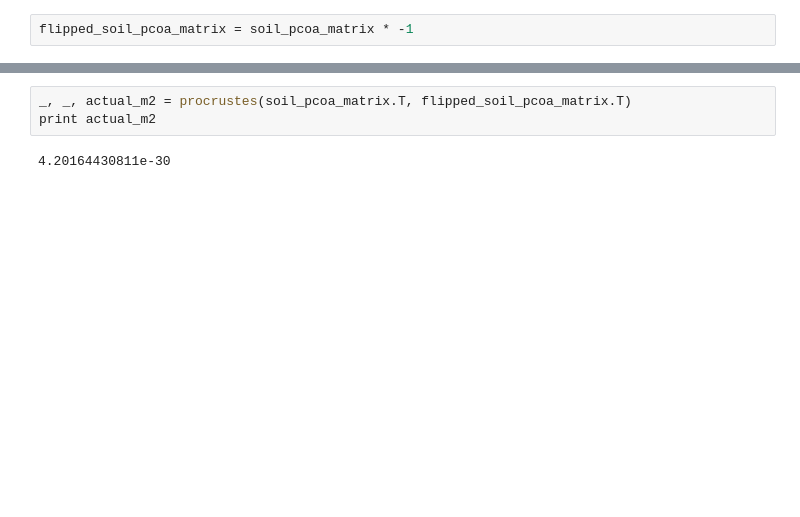
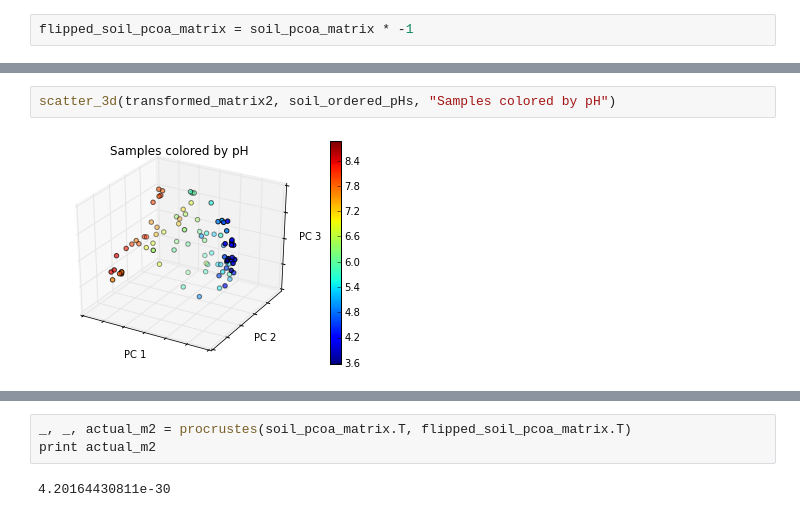
Before and after one commit to applied-bioinformatics/An-Introduction-To-Applied-Bioinformatics, a Jupyter notebook: applications/1-biological-diversity.ipynb, the cells around one changed output, grey strips where cells are left out. Cells and saved outputs as stored; diff of their text form; blank space fills up the shorter version.

```diff
--- a/applications/1-biological-diversity.ipynb
+++ b/applications/1-biological-diversity.ipynb
@@ -1174,0 +1163,4 @@ Next, we might want to quantify the similarity of these ordination plots.
+# %%
+scatter_3d(transformed_matrix2, soil_ordered_pHs, "Samples colored by pH")
+# %% [output]
+[figure, added]
```
Also changed, not shown: parts of 37 cells of this notebook.
